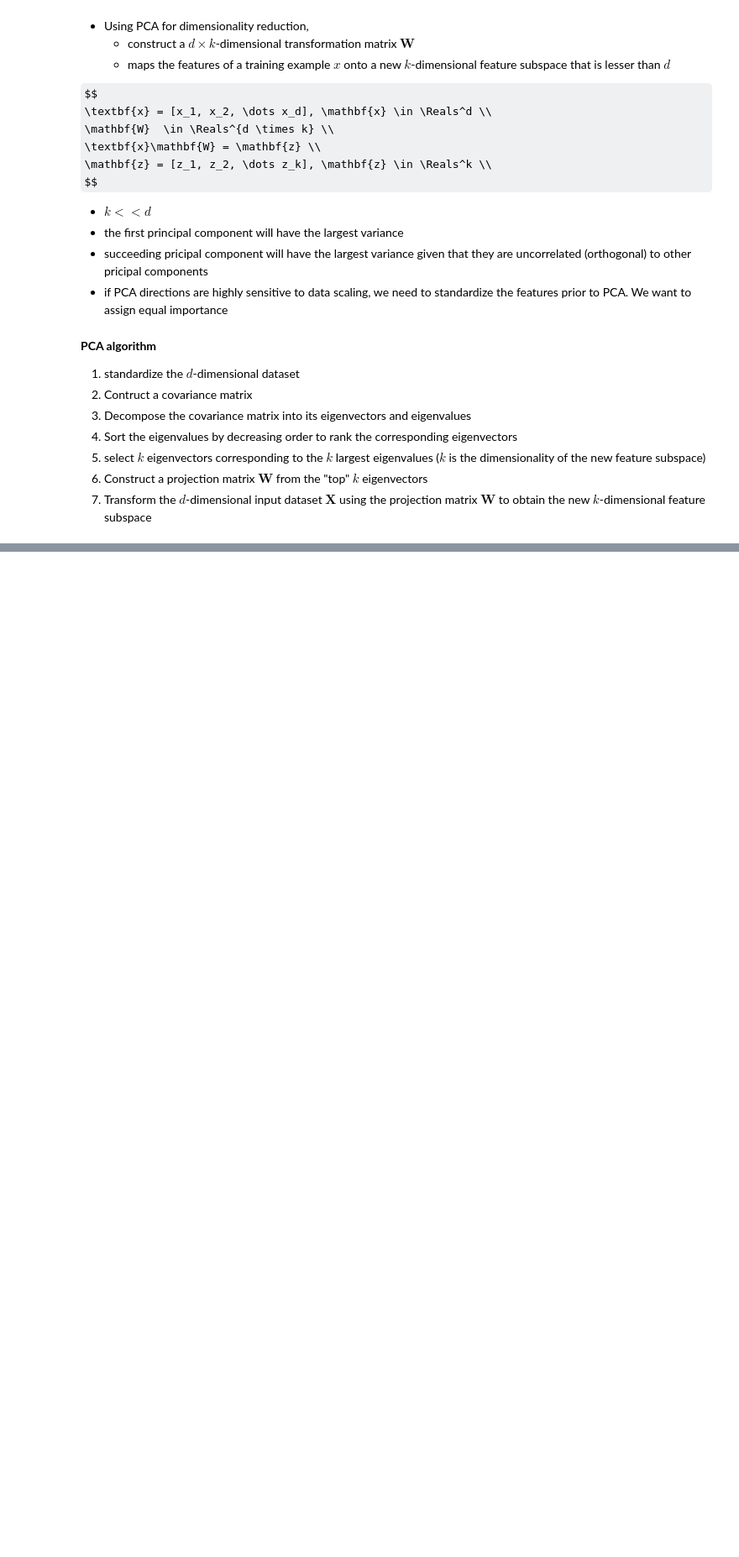
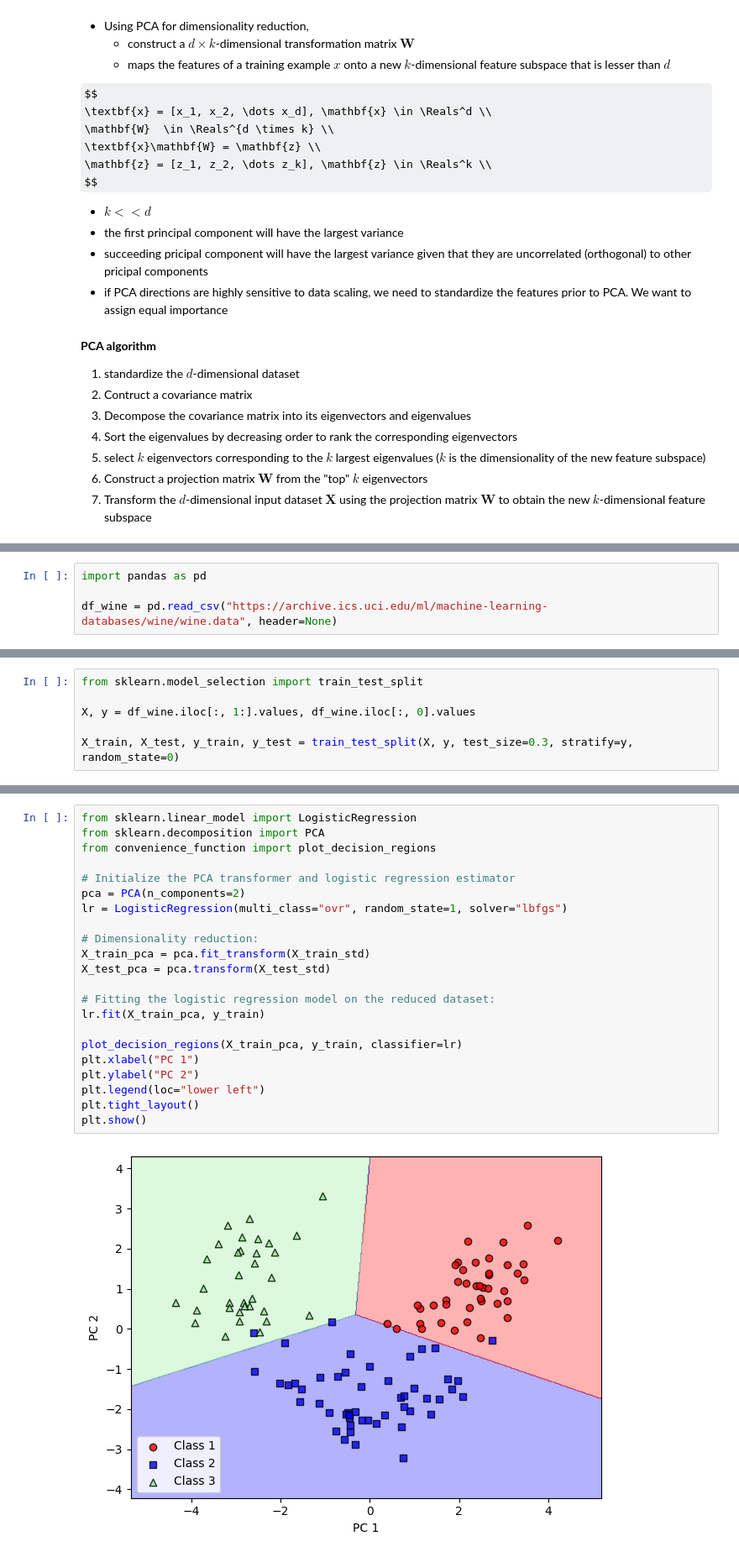
Before and after one commit to kimrojas/learn-ml-books, a Jupyter notebook: ml_pytorch_sklearn_2025/c5_code.ipynb, the cells around one changed output, grey strips where cells are left out. Shown at 84% size. Saved outputs shown, nothing was run; the diff lists cells and outputs as text; some formulas as TeX source; blank space fills up the shorter version.

```diff
--- a/ml_pytorch_sklearn_2025/c5_code.ipynb
+++ b/ml_pytorch_sklearn_2025/c5_code.ipynb
@@ -59,0 +63,4 @@ $$
+# %%
+import pandas as pd
+
+df_wine = pd.read_csv("https://archive.ics.uci.edu/ml/machine-learning-databases/wine/wine.data", header=None)
@@ -59,0 +71,6 @@ $$
+# %%
+from sklearn.model_selection import train_test_split
+
+X, y = df_wine.iloc[:, 1:].values, df_wine.iloc[:, 0].values
+
+X_train, X_test, y_train, y_test = train_test_split(X, y, test_size=0.3, stratify=y, random_state=0)
@@ -59,0 +260,24 @@ $$
+# %%
+from sklearn.linear_model import LogisticRegression
+from sklearn.decomposition import PCA
+from convenience_function import plot_decision_regions
+
+# Initialize the PCA transformer and logistic regression estimator
+pca = PCA(n_components=2)
+lr = LogisticRegression(multi_class="ovr", random_state=1, solver="lbfgs")
+
+# Dimensionality reduction:
+X_train_pca = pca.fit_transform(X_train_std)
+X_test_pca = pca.transform(X_test_std)
+
+# Fitting the logistic regression model on the reduced dataset:
+lr.fit(X_train_pca, y_train)
+
+plot_decision_regions(X_train_pca, y_train, classifier=lr)
+plt.xlabel("PC 1")
+plt.ylabel("PC 2")
+plt.legend(loc="lower left")
+plt.tight_layout()
+plt.show()
+# %% [output]
+[figure, added]
```
Also changed, not shown: parts of 23 cells of this notebook.
